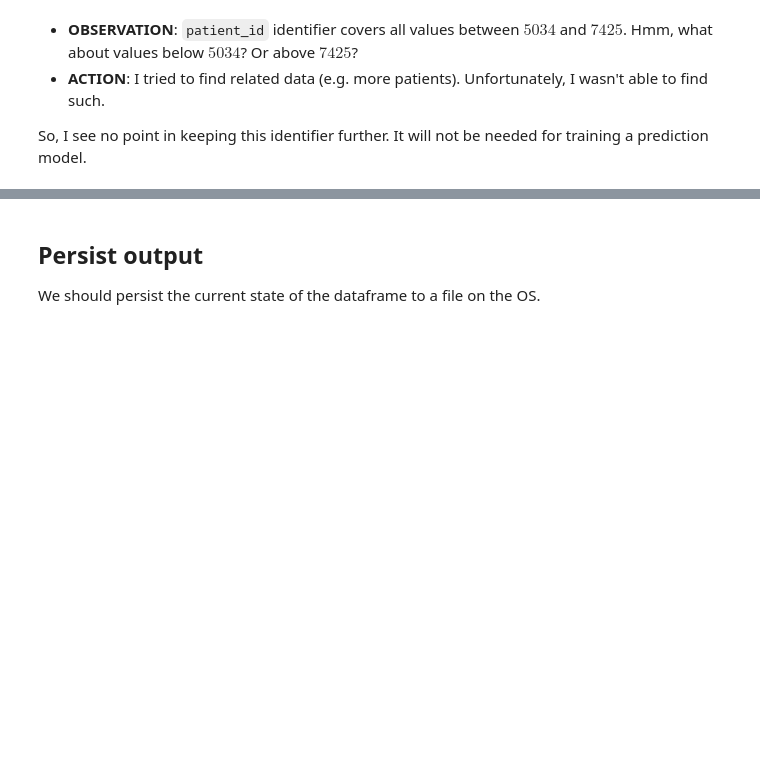
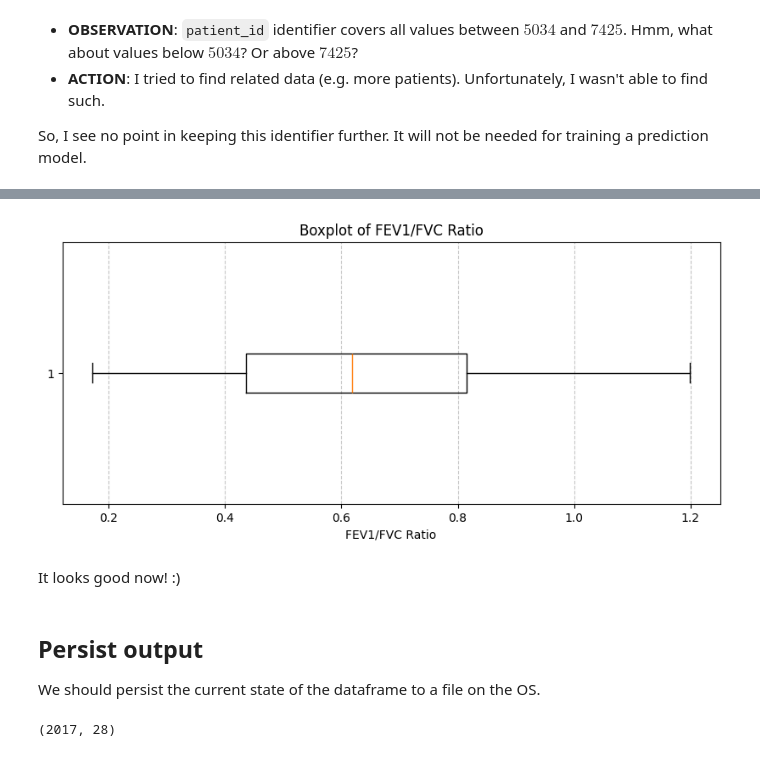
Before and after one commit to dzhokn/data-science-project-architecture, a Jupyter notebook: notebooks/03_data_cleaning.ipynb, the cells around one changed output, grey strips where cells are left out. Cells and saved outputs as stored; diff of their text form; code cells hidden in the pictures; blank space fills up the shorter version.

```diff
--- a/notebooks/03_data_cleaning.ipynb
+++ b/notebooks/03_data_cleaning.ipynb
@@ -116,6 +182,22 @@ memory usage: 643.0 KB
+# %%
+# Plotting boxplot for FEV1/FVC ratio to identify outliers
+plt.figure(figsize=(10, 4))
+plt.boxplot(patients_df['fev1_fvc_ratio'], vert=False)
+plt.xlabel('FEV1/FVC Ratio')
+plt.title('Boxplot of FEV1/FVC Ratio')
+plt.grid(axis='x', linestyle='--', alpha=0.7)
+plt.show()
+# %% [output]
+[figure, added]
+# %% [markdown]
+It looks good now! :)
 # %% [markdown]
 ## Persist output
 
 We should persist the current state of the dataframe to a file on the OS.
+# %%
+patients_df.shape
+# %% [output]
+(2017, 28)
 # %%
 to_csv(patients_df, '../data/03_data_cleaned.csv')
```
Also changed, not shown: parts of 23 cells of this notebook.
